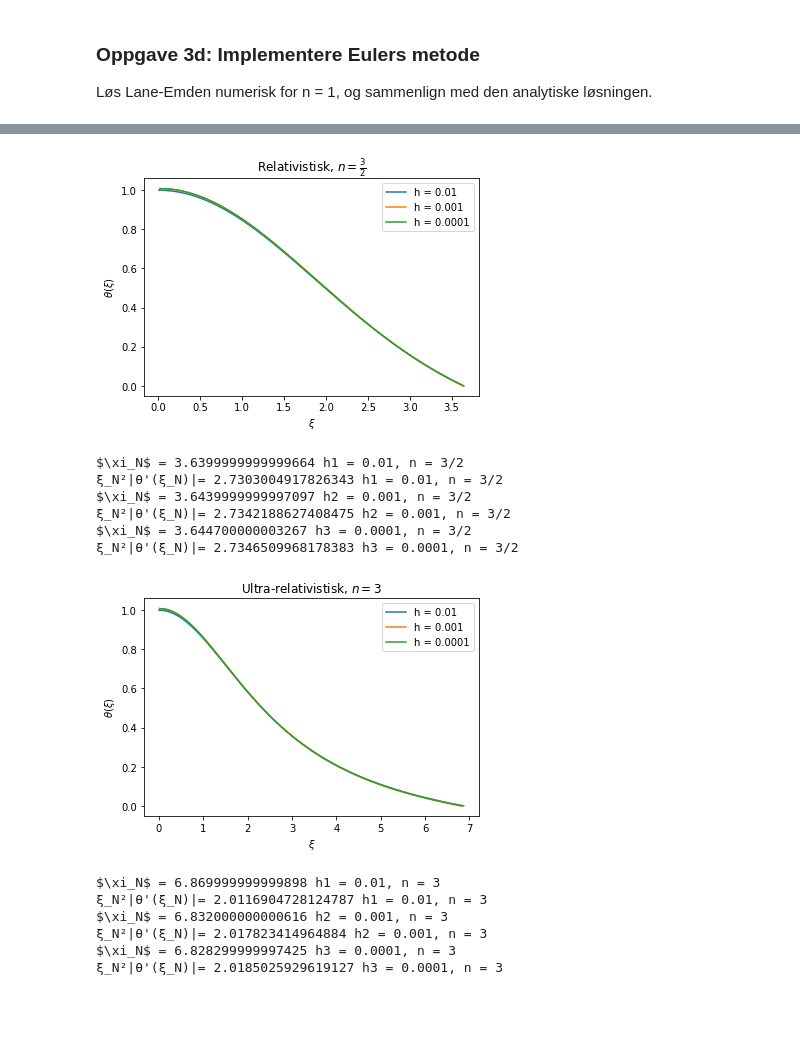
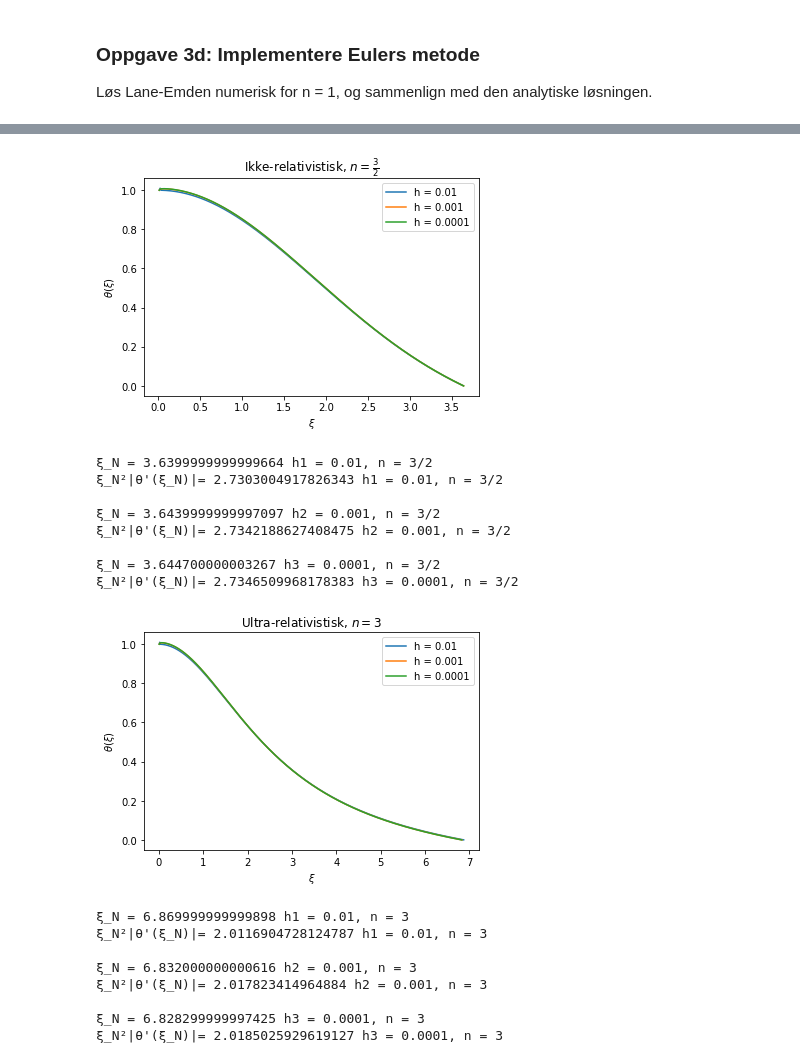
Before and after one commit to alexaoh/TMA4320, a Jupyter notebook: Project3/Project3MyLocalVersion.ipynb, the cells around one changed output, grey strips where cells are left out. Cells and saved outputs as stored; diff of their text form; code cells hidden in the pictures; blank space fills up the shorter version.

```diff
--- a/Project3/Project3MyLocalVersion.ipynb
+++ b/Project3/Project3MyLocalVersion.ipynb
@@ -69,53 +70,57 @@ plt.plot(t_list2, yh2[:,0], label="h = "+str(h2))
 plt.plot(t_list3, yh3[:,0], label="h = "+str(h3))
 plt.xlabel(r'$\xi$')
 plt.ylabel(r'$\theta(\xi)$')
-plt.title(r"Relativistisk, $n = \frac{3}{2}$")
+plt.title(r"Ikke-relativistisk, $n = \frac{3}{2}$")
 plt.legend()
 plt.savefig("3eRel.pdf", bbox_inches='tight')
 plt.show()
 
-print(r'$\xi_N$ =',t_list1[-1], "h1 = 0.01, n = 3/2")
+print('ξ_N =',t_list1[-1], "h1 = 0.01, n = 3/2")
 print("ξ_N²|θ'(ξ_N)|=", t_list1[-1]**2*np.abs((yh1[:,0][-1]-yh1[:,0][-2])/h1), "h1 = 0.01, n = 3/2")
 print()
-print('ξ_N$ =',t_list2[-1], "h2 = 0.001, n = 3/2")
+print('ξ_N =',t_list2[-1], "h2 = 0.001, n = 3/2")
 print("ξ_N²|θ'(ξ_N)|=", t_list2[-1]**2*np.abs((yh2[:,0][-1]-yh2[:,0][-2])/h2), "h2 = 0.001, n = 3/2")
 print()
 print('ξ_N =',t_list3[-1], "h3 = 0.0001, n = 3/2")
 print("ξ_N²|θ'(ξ_N)|=", t_list3[-1]**2*np.abs((yh3[:,0][-1]-yh3[:,0][-2])/h3), "h3 = 0.0001, n = 3/2")
 
 t_list1Ultra, yh1Ultra = full_euler(h1, lane_emden, n2)
 t_list2Ultra, yh2Ultra = full_euler(h2, lane_emden, n2)
 t_list3Ultra, yh3Ultra = full_euler(h3, lane_emden, n2)
 plt.plot(t_list1Ultra, yh1Ultra[:,0], label="h = "+str(h1))
 plt.plot(t_list2Ultra, yh2Ultra[:,0], label="h = "+str(h2))
 plt.plot(t_list3Ultra, yh3Ultra[:,0], label="h = "+str(h3))
 plt.xlabel(r'$\xi$')
 plt.ylabel(r'$\theta(\xi)$')
 plt.title(r"Ultra-relativistisk, $n = 3$")
 plt.legend()
 plt.savefig("3eUltra.pdf", bbox_inches='tight')
 plt.show()
 
 print('ξ_N =',t_list1Ultra[-1], "h1 = 0.01, n = 3")
 print("ξ_N²|θ'(ξ_N)|=", t_list1Ultra[-1]**2*np.abs((yh1Ultra[:,0][-1]-yh1Ultra[:,0][-2])/h1), "h1 = 0.01, n = 3")
 print()
 print('ξ_N =',t_list2Ultra[-1], "h2 = 0.001, n = 3")
 print("ξ_N²|θ'(ξ_N)|=", t_list2Ultra[-1]**2*np.abs((yh2Ultra[:,0][-1]-yh2Ultra[:,0][-2])/h2), "h2 = 0.001, n = 3")
 print()
 print('ξ_N =',t_list3Ultra[-1], "h3 = 0.0001, n = 3")
 print("ξ_N²|θ'(ξ_N)|=", t_list3Ultra[-1]**2*np.abs((yh3Ultra[:,0][-1]-yh3Ultra[:,0][-2])/h3), "h3 = 0.0001, n = 3")
 # %% [output]
-[figure, old version]
+[figure, new version]
-$\xi_N$ = 3.6399999999999664 h1 = 0.01, n = 3/2
+ξ_N = 3.6399999999999664 h1 = 0.01, n = 3/2
 ξ_N²|θ'(ξ_N)|= 2.7303004917826343 h1 = 0.01, n = 3/2
-$\xi_N$ = 3.6439999999997097 h2 = 0.001, n = 3/2
+
+ξ_N = 3.6439999999997097 h2 = 0.001, n = 3/2
 ξ_N²|θ'(ξ_N)|= 2.7342188627408475 h2 = 0.001, n = 3/2
-$\xi_N$ = 3.644700000003267 h3 = 0.0001, n = 3/2
+
+ξ_N = 3.644700000003267 h3 = 0.0001, n = 3/2
 ξ_N²|θ'(ξ_N)|= 2.7346509968178383 h3 = 0.0001, n = 3/2
 [figure]
-$\xi_N$ = 6.869999999999898 h1 = 0.01, n = 3
+ξ_N = 6.869999999999898 h1 = 0.01, n = 3
 ξ_N²|θ'(ξ_N)|= 2.0116904728124787 h1 = 0.01, n = 3
-$\xi_N$ = 6.832000000000616 h2 = 0.001, n = 3
+
+ξ_N = 6.832000000000616 h2 = 0.001, n = 3
 ξ_N²|θ'(ξ_N)|= 2.017823414964884 h2 = 0.001, n = 3
-$\xi_N$ = 6.828299999997425 h3 = 0.0001, n = 3
+
+ξ_N = 6.828299999997425 h3 = 0.0001, n = 3
 ξ_N²|θ'(ξ_N)|= 2.0185025929619127 h3 = 0.0001, n = 3
```
Also changed, not shown: parts of 3 cells of this notebook, 4 other files.
